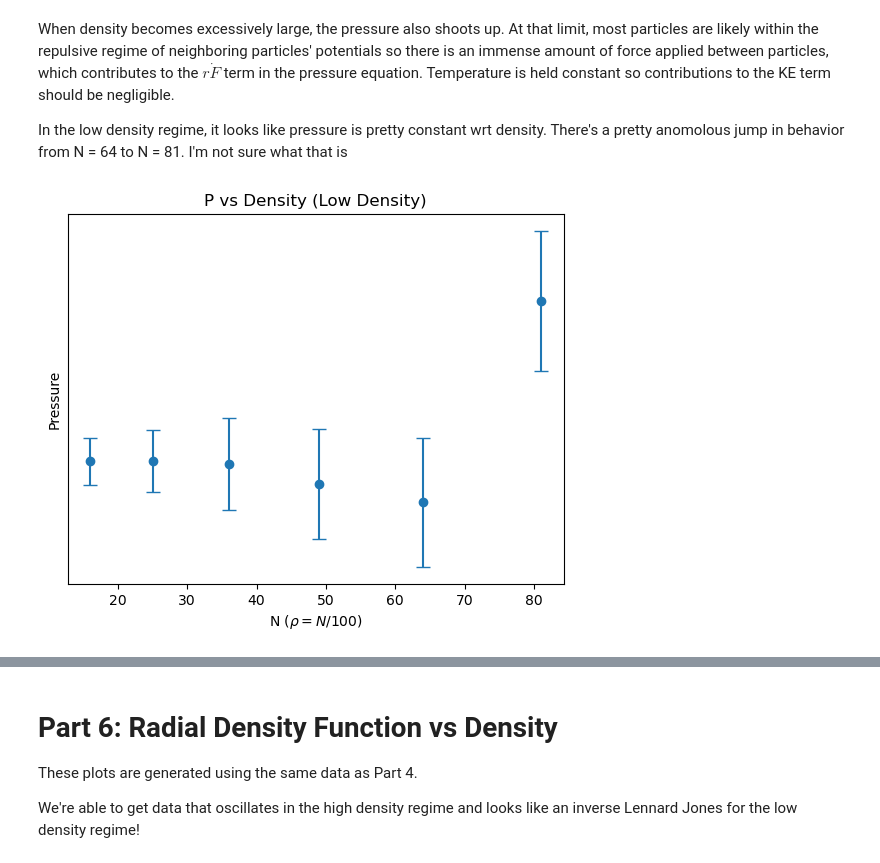
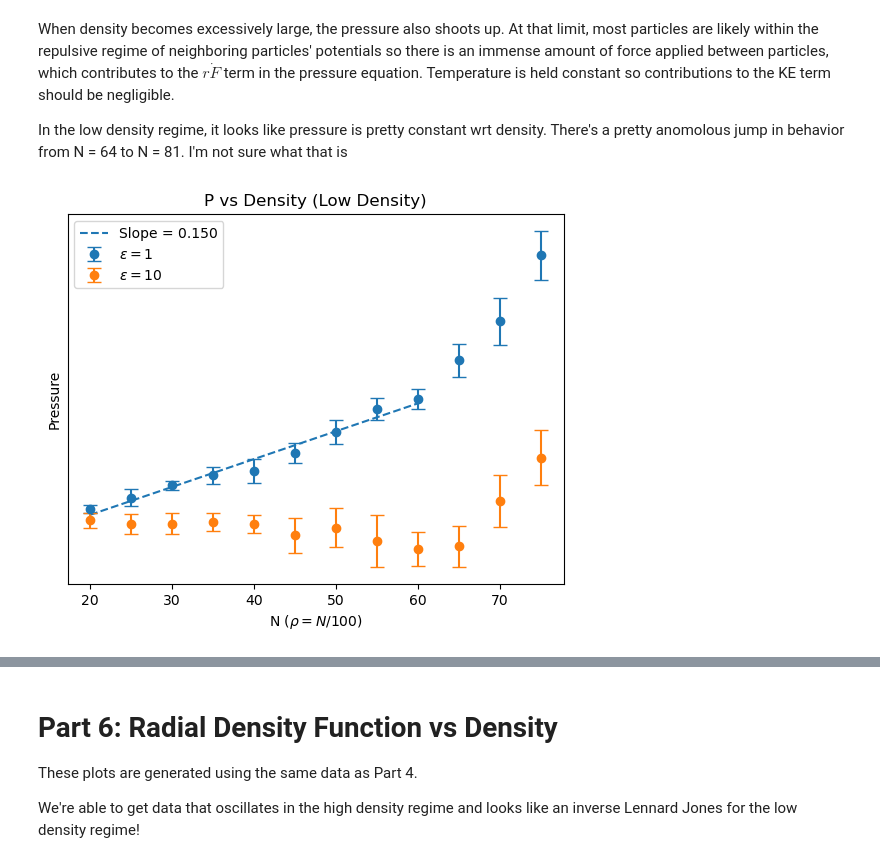
Before and after one commit to pjeong3120/md_engine, a Jupyter notebook: plots.ipynb, the cells around one changed output, grey strips where cells are left out. Saved outputs shown, nothing was run; the diff lists cells and outputs as text; code cells hidden in the pictures.

```diff
--- a/plots.ipynb
+++ b/plots.ipynb
@@ -1,3 +1,12 @@
 # %%
 import pickle, os, numpy as np
 from matplotlib import pyplot as plt
+
+# Useful helper function for determining stdevs for correlated time-series data ie Covar(X_t, X_t+1) != 0
+
+def block_average(values, num_blocks):
+    N = values.shape[0]
+    values = values[: (N // num_blocks) * num_blocks] # Cut off the last block as necessary
+    blocks = values.reshape((num_blocks, N // num_blocks))
+    block_avg = blocks.mean(axis = -1)
+    return block_avg
@@ -203,8 +207,7 @@ from src.utils import bin_values, k_B
 
 colors = ['#5bc0eb', '#fde74c', '#9bc53d']
 
-job_dir = f'./runs/density_screens/N={int(64)}'
-#job_dir = f'./runs/gamma_screens/gamma={1.0}'
+job_dir = f'./runs/density_screens_eps=1/N=65'
 
 with open(os.path.join(job_dir, 'data.pkl'), 'rb') as f:
     data = pickle.load(f)
@@ -234,7 +237,7 @@ ke_x = bin_centers ** 2 / 2 # mass = 1
 maxwell_boltzmann_dist = np.exp(- ke_x / k_B / temp)
 maxwell_boltzmann_dist = maxwell_boltzmann_dist / maxwell_boltzmann_dist.sum()
 plt.plot(bin_centers, maxwell_boltzmann_dist,
-         label = 'Maxwell Boltzmann (T = 5); exp(-KE_x / k_BT)', color = colors[2])
+         label = 'Maxwell Boltzmann (T = 5)', color = colors[2])
 
 plt.ylabel(r'P($v$)')
 plt.yticks([])
@@ -344,7 +331,7 @@ plt.show()
 # %%
 from src.utils import compute_pressure
 
-job_dir = f'./runs/density_screens/N={100}'
+job_dir = f'./runs/density_screens_eps=10/N=100'
 with open(os.path.join(job_dir, 'data.pkl'), 'rb') as f:
     data = pickle.load(f)
 
@@ -362,6 +349,6 @@ plt.plot(time, p,)
 plt.xlabel('Time')
 plt.ylabel('Pressure')
 plt.yticks([])
-plt.title('Pressure vs Time, N = 100')
+plt.title('Pressure vs Time, N = 100, epsilon = 10')
 plt.show()
 # %% [output]
@@ -403,11 +434,25 @@ When density becomes excessively large, the pressure also shoots up. At that lim
 
 In the low density regime, it looks like pressure is pretty constant wrt density. There's a pretty anomolous jump in behavior from N = 64 to N = 81. I'm not sure what that is
 # %%
-plt.errorbar(Ns[:6], p_means[:6], yerr = p_stds[:6], fmt = 'o', capsize = 5)
+coeffs = np.polyfit(Ns[:9], p_means_1[:9], deg=1)  # coeffs[0] = slope, coeffs[1] = intercept
+fit_fn = np.poly1d(coeffs)
+
+# Plot error bars
+plt.errorbar(Ns[:12], p_means_1[:12], yerr=p_stds_1[:12], fmt='o', capsize=5, label=f'$\epsilon = 1$')
+
+# Plot line of best fit
+x_fit = np.linspace(Ns[0], Ns[8], 100)
+plt.plot(x_fit, fit_fn(x_fit), '--', label=f'Slope = {coeffs[0]:.3f}', color = 'tab:blue')
+
+
+plt.errorbar(Ns[:12], p_means_10[:12], yerr=p_stds_10[:12], fmt='o', capsize=5, label=f'$\epsilon = 10$')
+
+# Labels and formatting
 plt.ylabel('Pressure')
 plt.yticks([])
 plt.xlabel(r'N ($\rho = N / 100$)')
 plt.title(r'P vs Density (Low Density)')
+plt.legend()
 plt.show()
 # %% [output]
-[figure, old version]
+[figure, new version]
```
Also changed, not shown: parts of 14 cells of this notebook, 2 other files.
